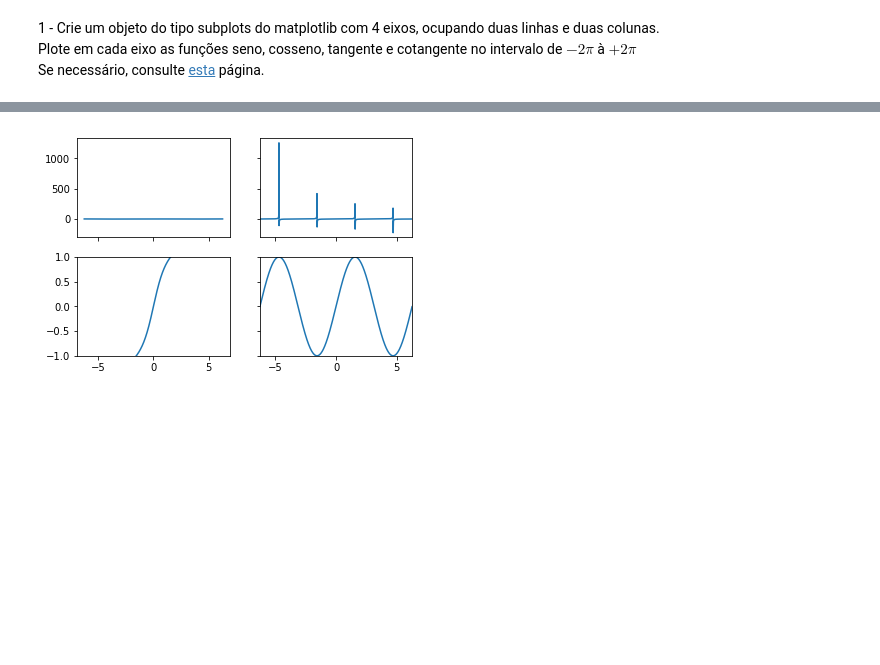
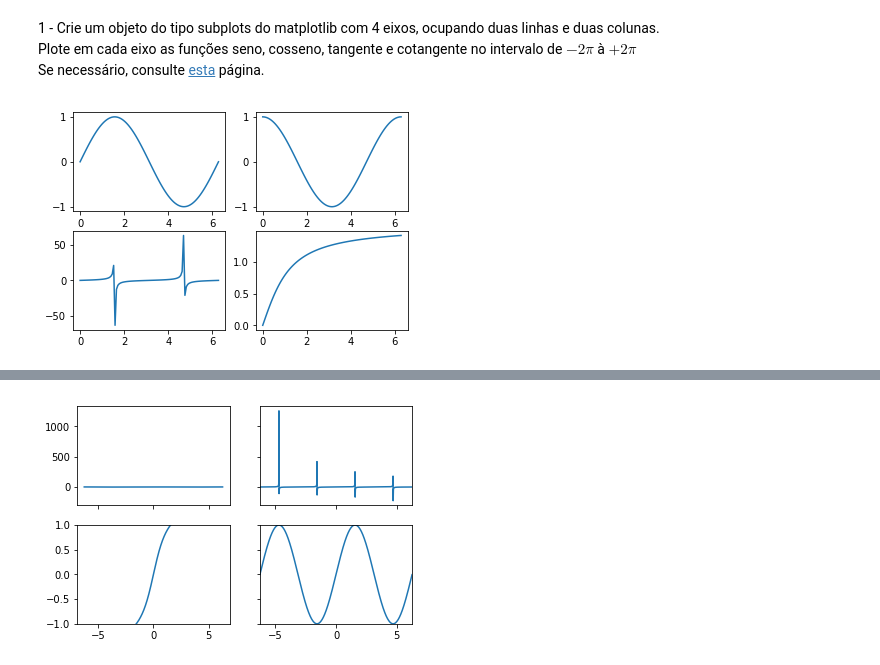
Before and after one commit to TLAndrade/FGV_Programming_Languages, a Jupyter notebook: Python/Exercicios/Avaliacoes/Quizz_numpy_matplotlib_pandas.ipynb, the cells around one changed output, grey strips where cells are left out. Drawn from its saved outputs; the diff is of its cells as text; code cells hidden in the pictures; blank space fills up the shorter version.

```diff
--- a/Python/Exercicios/Avaliacoes/Quizz_numpy_matplotlib_pandas.ipynb
+++ b/Python/Exercicios/Avaliacoes/Quizz_numpy_matplotlib_pandas.ipynb
@@ -8,3 +8,25 @@ from IPython.display import clear_output
 1 - Crie um objeto do tipo subplots do matplotlib com 4 eixos, ocupando duas linhas e duas colunas.
 Plote em cada eixo as funções seno, cosseno, tangente e cotangente no intervalo de $ -2\pi $ à $ +2\pi $
 Se necessário, consulte [esta](https://docs.scipy.org/doc/numpy-1.13.0/reference/routines.math.html) página.
+# %%
+x = np.linspace(0,2*np.pi,100)
+y1 = np.sin(x)
+y2 = np.cos(x)
+y3 = np.tan(x)
+y4 = np.arctan(x)
+
+plt.subplot(2,2,1)
+plt.plot(x,y1)
+
+plt.subplot(2,2,2)
+plt.plot(x,y2)
+
+plt.subplot(2,2,3)
+plt.plot(x,y3)
+
+plt.subplot(2,2,4)
+plt.plot(x,y4)
+
+plt.show()
+# %% [output]
+[figure, added]
```
Also changed, not shown: parts of 2 cells of this notebook, 2 other files.
